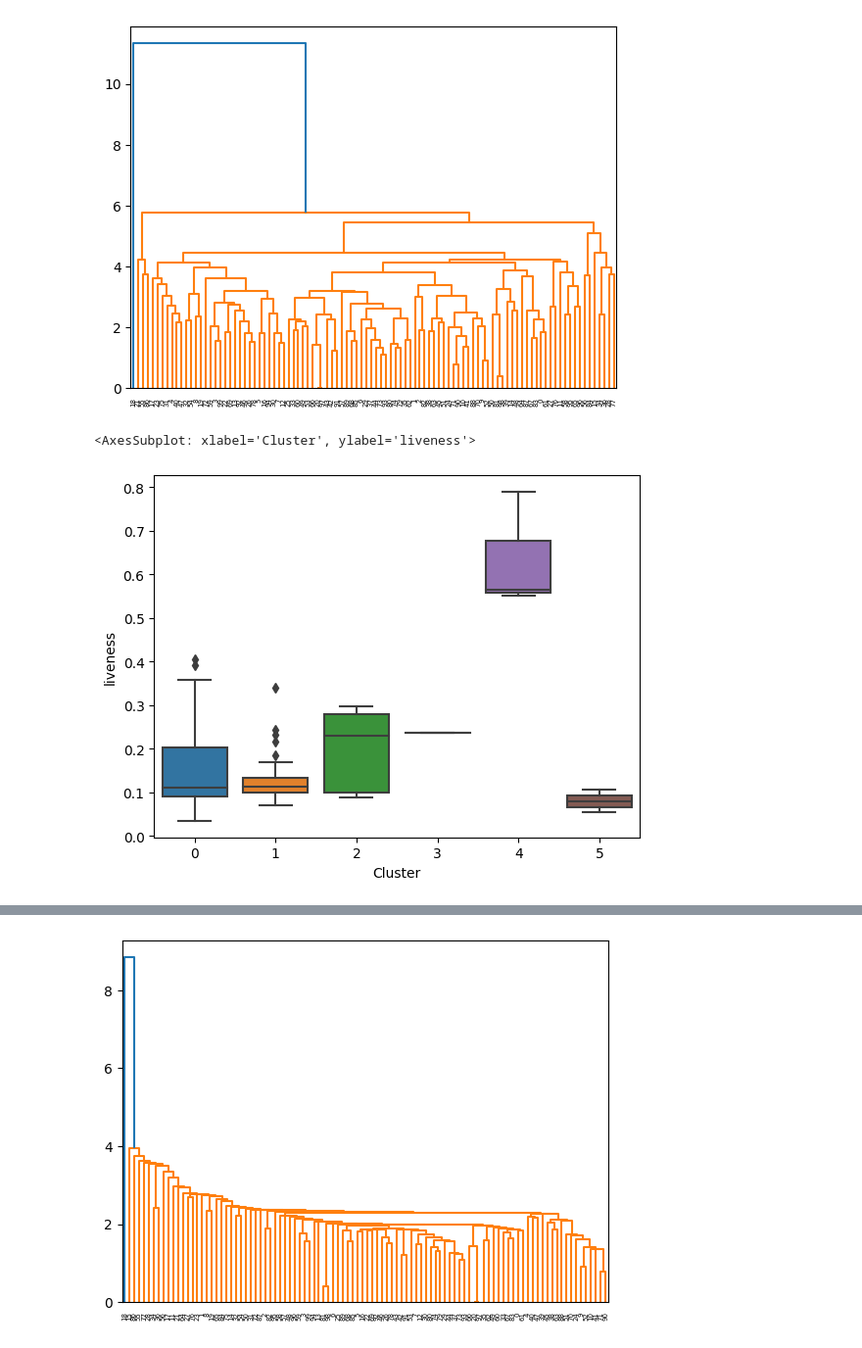
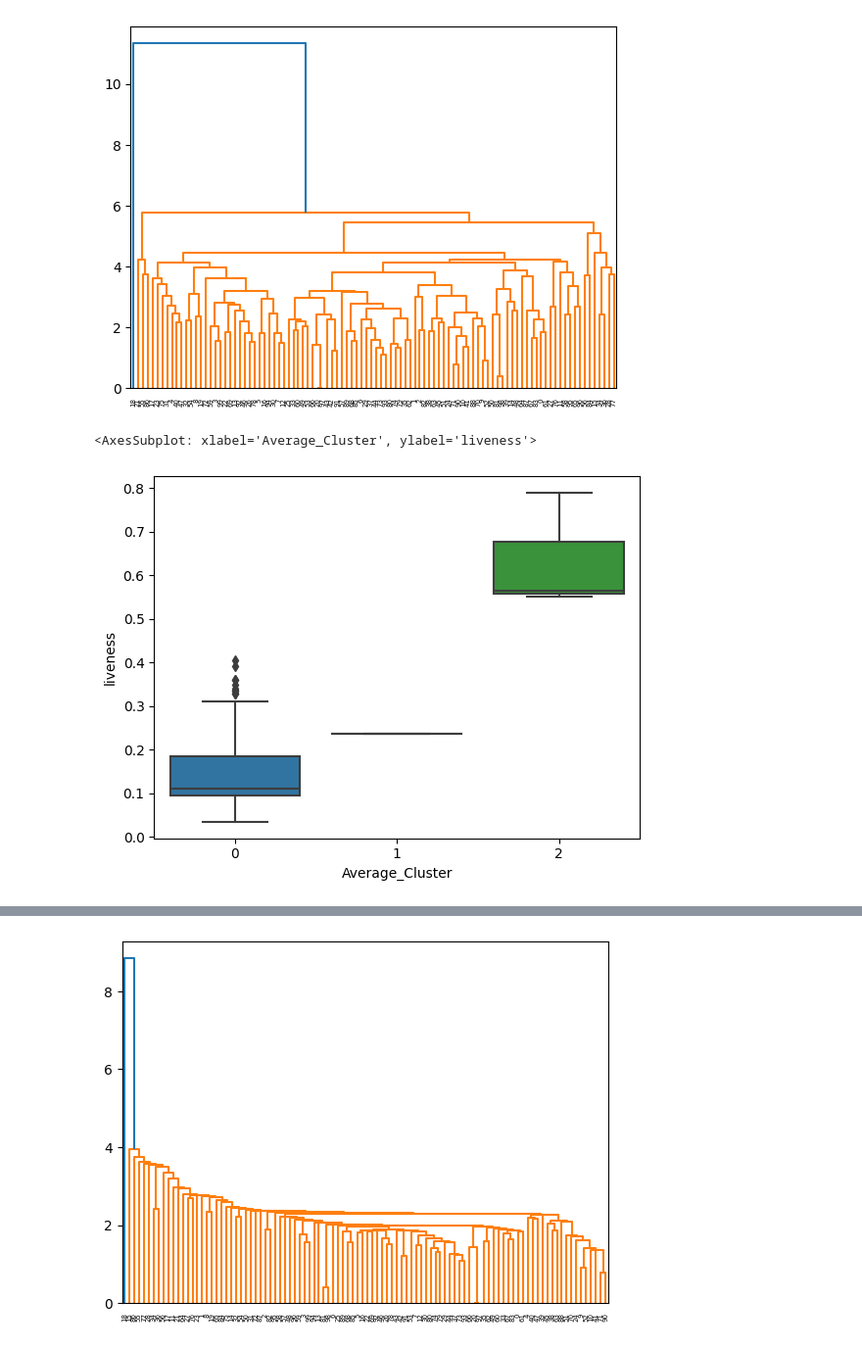
Before and after one commit to DamienSALEM/ML_songs_streams, a Jupyter notebook: Hierarchical_clustering.ipynb, the cells around one changed output, grey strips where cells are left out. Shown at 98% size. Saved outputs shown, nothing was run; the diff lists cells and outputs as text; code cells hidden in the pictures.

```diff
--- a/Hierarchical_clustering.ipynb
+++ b/Hierarchical_clustering.ipynb
@@ -66,8 +119,8 @@ plt.show()
 # %%
 from scipy.cluster.hierarchy import cut_tree
 
-cluster_labels = cut_tree(complete_clustering, n_clusters=10).reshape(-1, )
-df_final["Cluster"] = cluster_labels
+complete_cluster_labels = cut_tree(complete_clustering, n_clusters=6).reshape(-1, )
+df_final["Complete_Cluster"] = complete_cluster_labels
 
-sns.boxplot(x='Cluster', y='danceability', data=df_final)
+sns.boxplot(x='Complete_Cluster', y='danceability', data=df_final)
 # %% [output]
@@ -103,13 +156,13 @@ plt.show()
 # %% [output]
 [figure]
 # %%
-cluster_labels = cut_tree(average_clustering, n_clusters=6).reshape(-1, )
-df_final["Cluster"] = cluster_labels
+average_cluster_labels = cut_tree(average_clustering, n_clusters=3).reshape(-1, )
+df_final["Average_Cluster"] = average_cluster_labels
 
-sns.boxplot(x='Cluster', y='liveness', data=df_final)
+sns.boxplot(x='Average_Cluster', y='liveness', data=df_final)
 # %% [output]
-<AxesSubplot: xlabel='Cluster', ylabel='liveness'>
+<AxesSubplot: xlabel='Average_Cluster', ylabel='liveness'>
-[figure, old version]
+[figure, new version]
 # %%
 df_final
 # %% [output]
```
Also changed, not shown: parts of 14 cells of this notebook.
